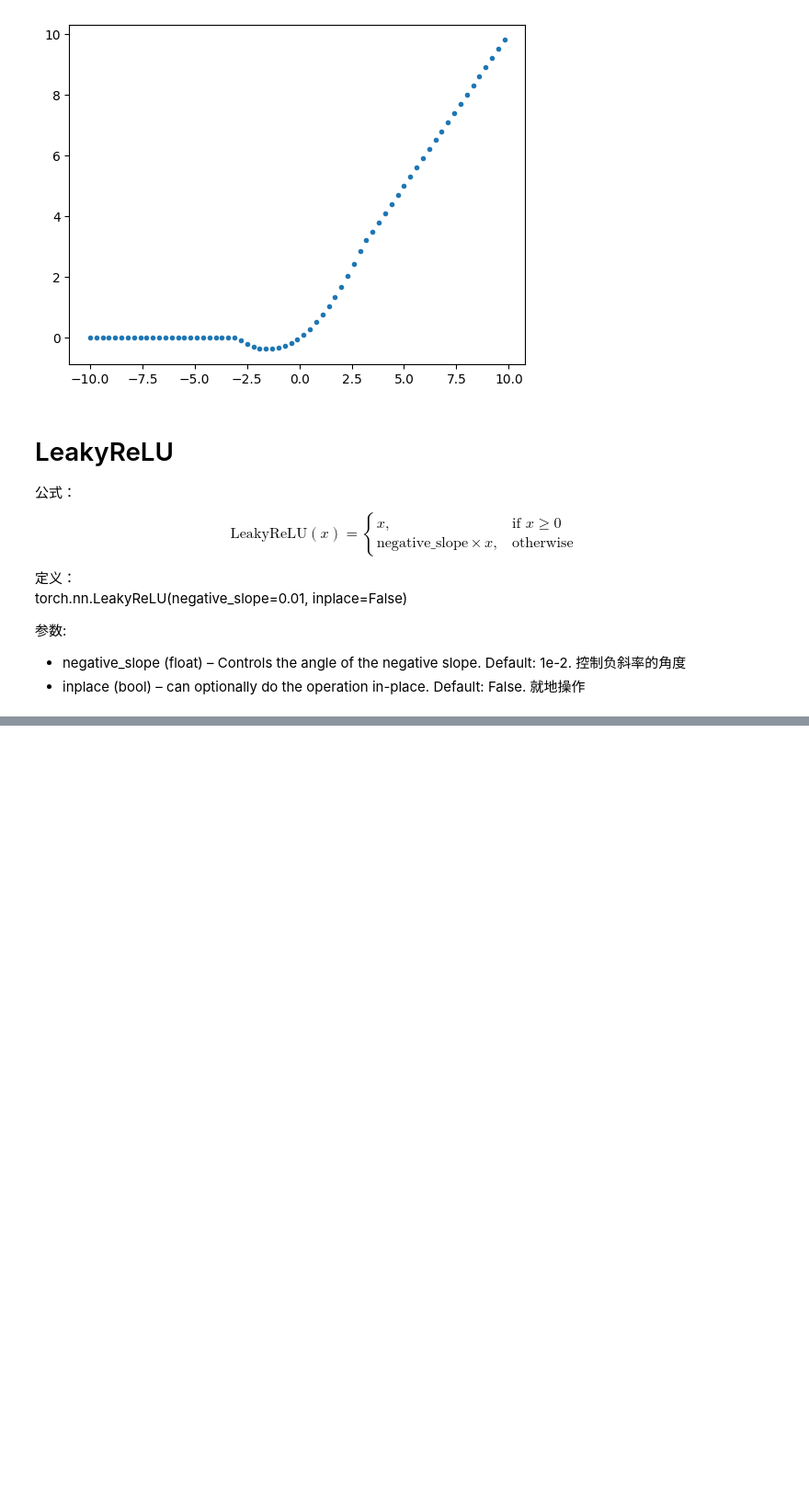
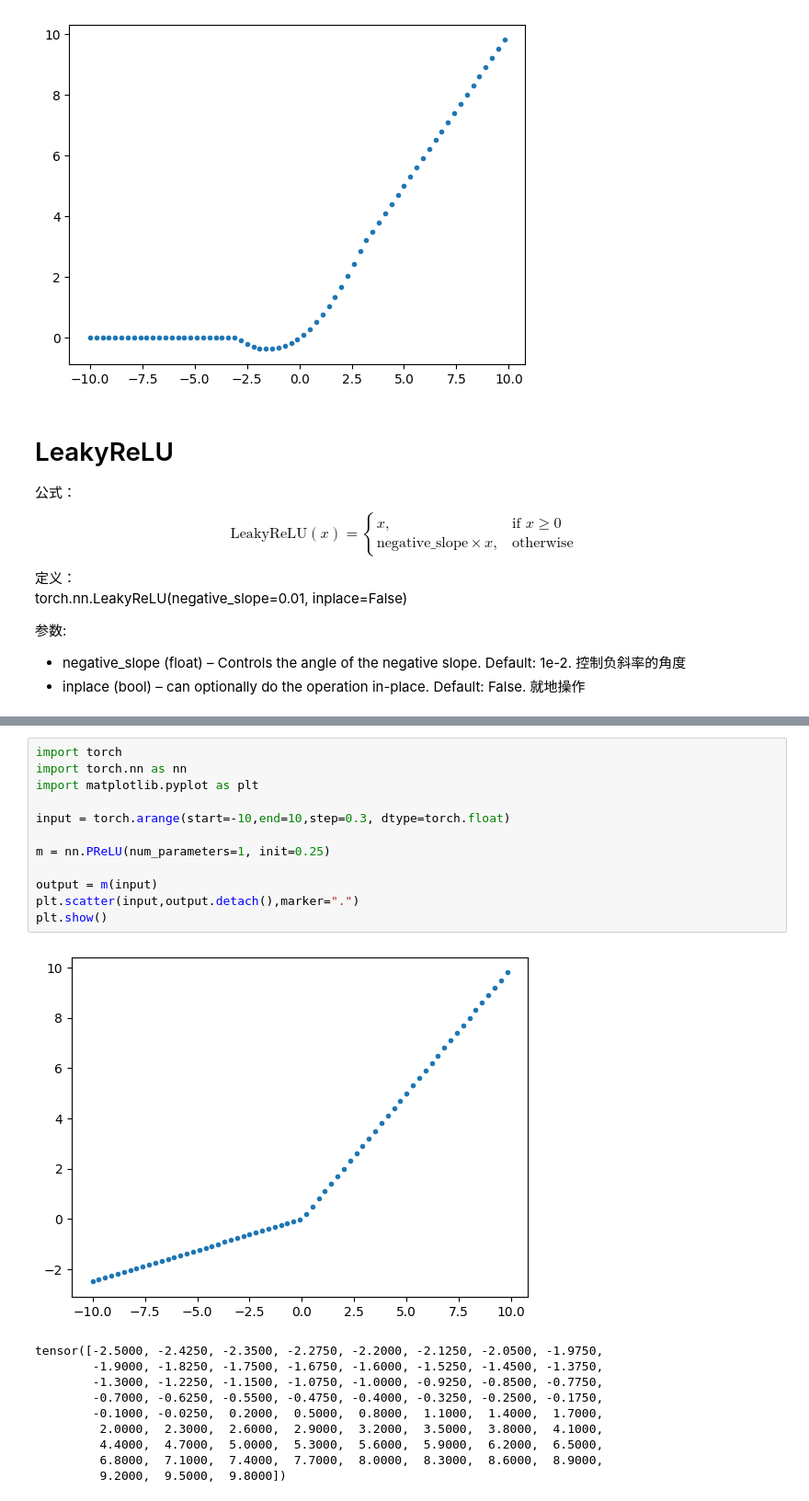
Before and after one commit to itmorn/AI.handbook, a Jupyter notebook: DL/module/Activations/ActivationsSummary.ipynb, the cells around one changed output, grey strips where cells are left out. Shown at 92% size. Saved outputs shown, nothing was run; the diff lists cells and outputs as text; blank space fills up the shorter version.

```diff
--- a/DL/module/Activations/ActivationsSummary.ipynb
+++ b/DL/module/Activations/ActivationsSummary.ipynb
@@ -184,0 +225,23 @@ plt.show()
+# %%
+import torch
+import torch.nn as nn
+import matplotlib.pyplot as plt
+
+input = torch.arange(start=-10,end=10,step=0.3, dtype=torch.float)
+
+m = nn.PReLU(num_parameters=1, init=0.25)
+
+output = m(input)
+plt.scatter(input,output.detach(),marker=".")
+plt.show()
+# %% [output]
+[figure, added]
+tensor([-2.5000, -2.4250, -2.3500, -2.2750, -2.2000, -2.1250, -2.0500, -1.9750,
+        -1.9000, -1.8250, -1.7500, -1.6750, -1.6000, -1.5250, -1.4500, -1.3750,
+        -1.3000, -1.2250, -1.1500, -1.0750, -1.0000, -0.9250, -0.8500, -0.7750,
+        -0.7000, -0.6250, -0.5500, -0.4750, -0.4000, -0.3250, -0.2500, -0.1750,
+        -0.1000, -0.0250,  0.2000,  0.5000,  0.8000,  1.1000,  1.4000,  1.7000,
+         2.0000,  2.3000,  2.6000,  2.9000,  3.2000,  3.5000,  3.8000,  4.1000,
+         4.4000,  4.7000,  5.0000,  5.3000,  5.6000,  5.9000,  6.2000,  6.5000,
+         6.8000,  7.1000,  7.4000,  7.7000,  8.0000,  8.3000,  8.6000,  8.9000,
+         9.2000,  9.5000,  9.8000])
```
Also changed, not shown: parts of 35 cells of this notebook.
